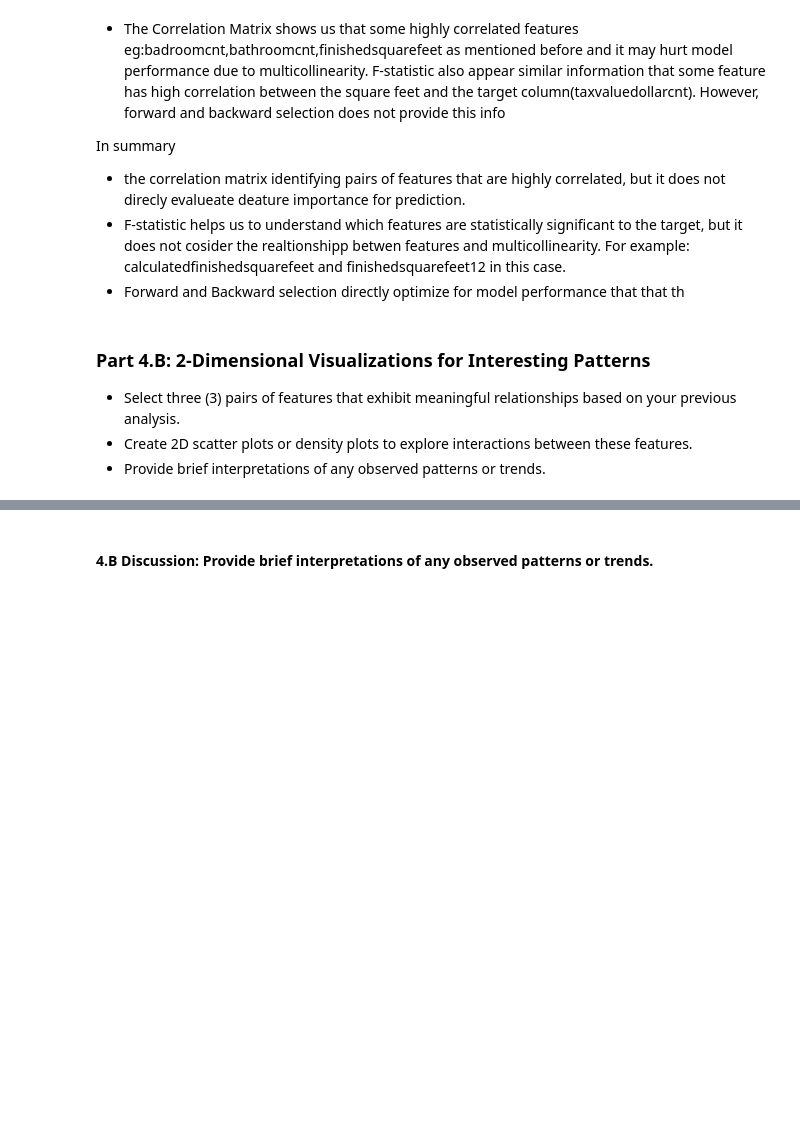
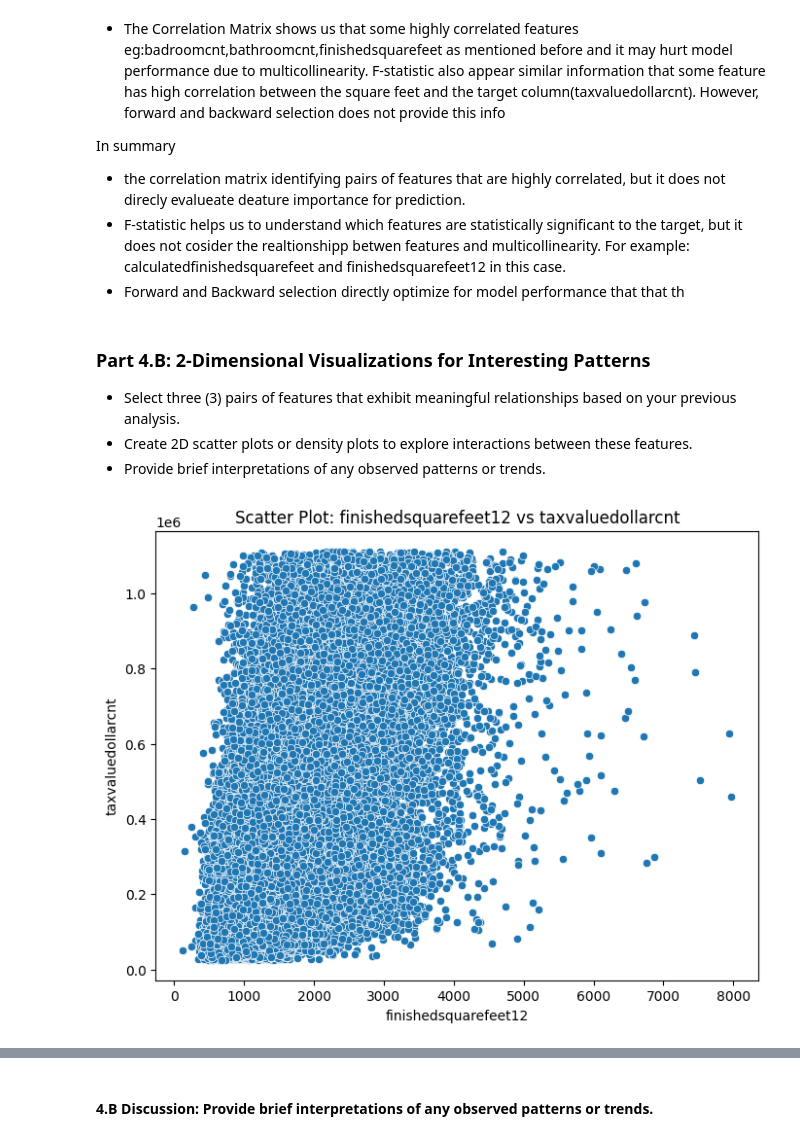
Before and after one commit to Kevinwu1998/Module_3_Milestone_1, a Jupyter notebook: Milestone_01 (2).ipynb, the cells around one changed output, grey strips where cells are left out. Cells and saved outputs as stored; diff of their text form; code cells hidden in the pictures; blank space fills up the shorter version.

```diff
--- a/Milestone_01 (2).ipynb
+++ b/Milestone_01 (2).ipynb
@@ -1611,3 +1607,12 @@ In summary
    - Select three (3) pairs of features that exhibit meaningful relationships based on your previous analysis.
    - Create 2D scatter plots or density plots to explore interactions between these features.
    - Provide brief interpretations of any observed patterns or trends.
+# %%
+plt.figure(figsize=(8, 6))
+sns.scatterplot(x=df_clean['finishedsquarefeet12'], y=df_clean['taxvaluedollarcnt'])
+plt.title('Scatter Plot: finishedsquarefeet12 vs taxvaluedollarcnt')
+plt.xlabel('finishedsquarefeet12')
+plt.ylabel('taxvaluedollarcnt')
+plt.show()
+# %% [output]
+[figure, added]
```
Also changed, not shown: parts of 17 cells of this notebook.
